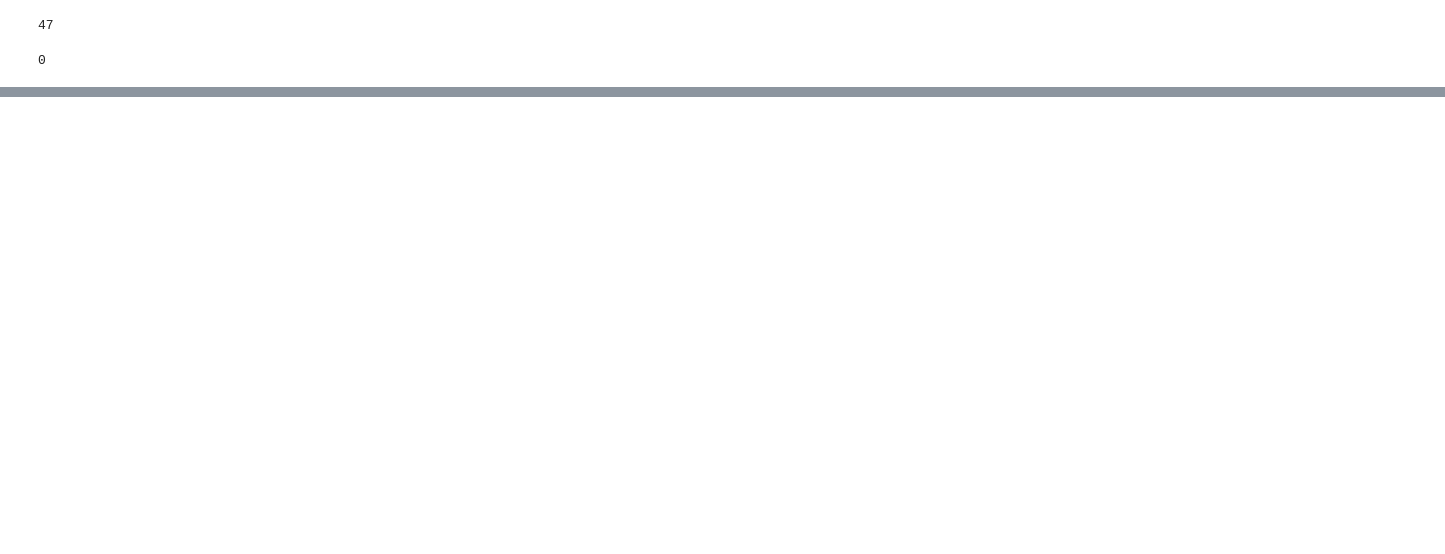
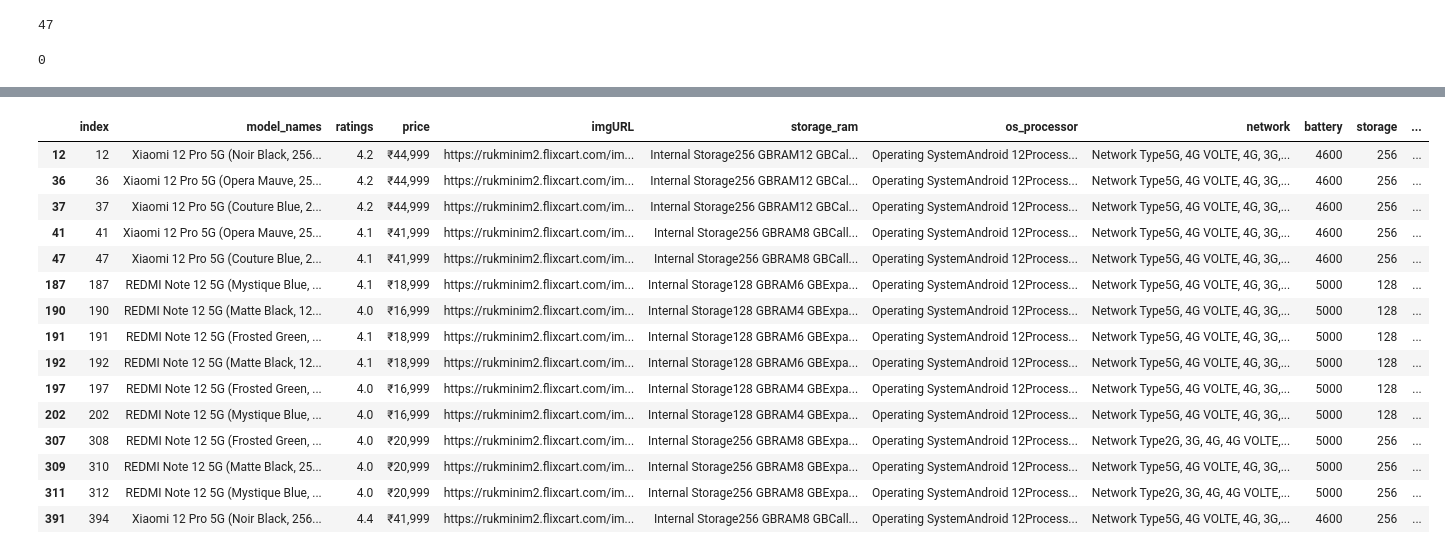
Before and after one commit to GyanPrakashkushwaha/MobileRecommenderSystem, a Jupyter notebook: notebook/EDA/mi_smartphones.ipynb, the cells around one changed output, grey strips where cells are left out. Drawn from its saved outputs; the diff is of its cells as text; code cells hidden in the pictures; blank space fills up the shorter version.

```diff
--- a/notebook/EDA/mi_smartphones.ipynb
+++ b/notebook/EDA/mi_smartphones.ipynb
@@ -109,0 +590,12 @@ random_values('model_names')
+# %%
+df['android_version']=df['android_version'].replace('P','')
+# %%
+for Index,i in enumerate(df['android_version']):
+    # print(i)
+    i = str(i).replace('P','')
+    df['android_version'][Index] = i
+# %%
+for Index,i in enumerate(df['android_version']):
+    # print(i)
+    i = str(i).replace('.','')
+    df['android_version'][Index] = i
@@ -109,0 +622,8 @@ random_values('model_names')
+# %%
+pattern=r'Gen'
+index_gens = []
+for i in range(0,len(df['processors'])):
+    data = df['processors'][i]
+    word = re.search(pattern,data)
+    if word != None:
+        index_gens.append(i)
@@ -109,0 +677,19 @@ random_values('model_names')
+# %%
+df.iloc[index_gens]
+# %% [output]
+|  | index | model_names | ratings | price | imgURL | storage_ram | os_processor | network | battery | storage | ... |
+| 12 | 12 | Xiaomi 12 Pro 5G (Noir Black, 256... | 4.2 | ₹44,999 | https://rukminim2.flixcart.com/im... | Internal Storage256 GBRAM12 GBCal... | Operating SystemAndroid 12Process... | Network Type5G, 4G VOLTE, 4G, 3G,... | 4600 | 256 | ... |
+| 36 | 36 | Xiaomi 12 Pro 5G (Opera Mauve, 25... | 4.2 | ₹44,999 | https://rukminim2.flixcart.com/im... | Internal Storage256 GBRAM12 GBCal... | Operating SystemAndroid 12Process... | Network Type5G, 4G VOLTE, 4G, 3G,... | 4600 | 256 | ... |
+| 37 | 37 | Xiaomi 12 Pro 5G (Couture Blue, 2... | 4.2 | ₹44,999 | https://rukminim2.flixcart.com/im... | Internal Storage256 GBRAM12 GBCal... | Operating SystemAndroid 12Process... | Network Type5G, 4G VOLTE, 4G, 3G,... | 4600 | 256 | ... |
+| 41 | 41 | Xiaomi 12 Pro 5G (Opera Mauve, 25... | 4.1 | ₹41,999 | https://rukminim2.flixcart.com/im... | Internal Storage256 GBRAM8 GBCall... | Operating SystemAndroid 12Process... | Network Type5G, 4G VOLTE, 4G, 3G,... | 4600 | 256 | ... |
+| 47 | 47 | Xiaomi 12 Pro 5G (Couture Blue, 2... | 4.1 | ₹41,999 | https://rukminim2.flixcart.com/im... | Internal Storage256 GBRAM8 GBCall... | Operating SystemAndroid 12Process... | Network Type5G, 4G VOLTE, 4G, 3G,... | 4600 | 256 | ... |
+| 187 | 187 | REDMI Note 12 5G (Mystique Blue, ... | 4.1 | ₹18,999 | https://rukminim2.flixcart.com/im... | Internal Storage128 GBRAM6 GBExpa... | Operating SystemAndroid 12Process... | Network Type5G, 4G VOLTE, 4G, 3G,... | 5000 | 128 | ... |
+| 190 | 190 | REDMI Note 12 5G (Matte Black, 12... | 4.0 | ₹16,999 | https://rukminim2.flixcart.com/im... | Internal Storage128 GBRAM4 GBExpa... | Operating SystemAndroid 12Process... | Network Type5G, 4G VOLTE, 4G, 3G,... | 5000 | 128 | ... |
+| 191 | 191 | REDMI Note 12 5G (Frosted Green, ... | 4.1 | ₹18,999 | https://rukminim2.flixcart.com/im... | Internal Storage128 GBRAM6 GBExpa... | Operating SystemAndroid 12Process... | Network Type5G, 4G VOLTE, 4G, 3G,... | 5000 | 128 | ... |
+| 192 | 192 | REDMI Note 12 5G (Matte Black, 12... | 4.1 | ₹18,999 | https://rukminim2.flixcart.com/im... | Internal Storage128 GBRAM6 GBExpa... | Operating SystemAndroid 12Process... | Network Type5G, 4G VOLTE, 4G, 3G,... | 5000 | 128 | ... |
+| 197 | 197 | REDMI Note 12 5G (Frosted Green, ... | 4.0 | ₹16,999 | https://rukminim2.flixcart.com/im... | Internal Storage128 GBRAM4 GBExpa... | Operating SystemAndroid 12Process... | Network Type5G, 4G VOLTE, 4G, 3G,... | 5000 | 128 | ... |
+| 202 | 202 | REDMI Note 12 5G (Mystique Blue, ... | 4.0 | ₹16,999 | https://rukminim2.flixcart.com/im... | Internal Storage128 GBRAM4 GBExpa... | Operating SystemAndroid 12Process... | Network Type5G, 4G VOLTE, 4G, 3G,... | 5000 | 128 | ... |
+| 307 | 308 | REDMI Note 12 5G (Frosted Green, ... | 4.0 | ₹20,999 | https://rukminim2.flixcart.com/im... | Internal Storage256 GBRAM8 GBExpa... | Operating SystemAndroid 12Process... | Network Type2G, 3G, 4G, 4G VOLTE,... | 5000 | 256 | ... |
+| 309 | 310 | REDMI Note 12 5G (Matte Black, 25... | 4.0 | ₹20,999 | https://rukminim2.flixcart.com/im... | Internal Storage256 GBRAM8 GBExpa... | Operating SystemAndroid 12Process... | Network Type5G, 4G VOLTE, 4G, 3G,... | 5000 | 256 | ... |
+| 311 | 312 | REDMI Note 12 5G (Mystique Blue, ... | 4.0 | ₹20,999 | https://rukminim2.flixcart.com/im... | Internal Storage256 GBRAM8 GBExpa... | Operating SystemAndroid 12Process... | Network Type2G, 3G, 4G, 4G VOLTE,... | 5000 | 256 | ... |
+| 391 | 394 | Xiaomi 12 Pro 5G (Noir Black, 256... | 4.4 | ₹41,999 | https://rukminim2.flixcart.com/im... | Internal Storage256 GBRAM8 GBCall... | Operating SystemAndroid 12Process... | Network Type5G, 4G VOLTE, 4G, 3G,... | 4600 | 256 | ... |
```
Also changed, not shown: parts of 145 cells of this notebook, 4 other files.
